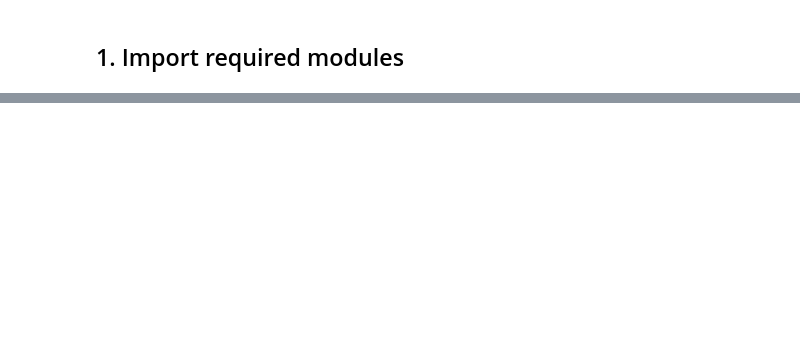
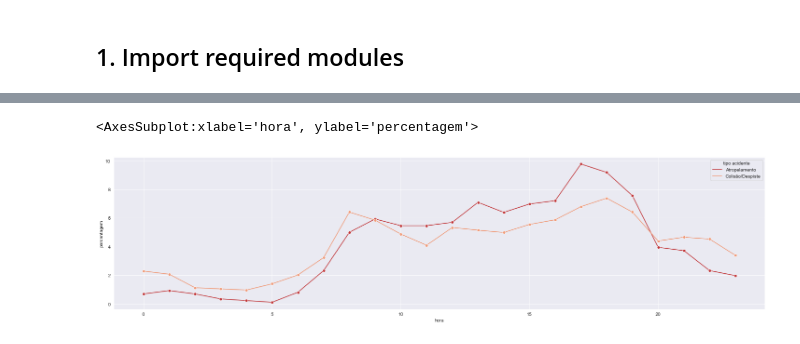
Before and after one commit to FabioParaiso/eds_pfds_project, a Jupyter notebook: 01-notebooks/0.1-accident-general-evaluation.ipynb, the cells around one changed output, grey strips where cells are left out. Cells and saved outputs as stored; diff of their text form; code cells hidden in the pictures; blank space fills up the shorter version.

```diff
--- a/01-notebooks/0.1-accident-general-evaluation.ipynb
+++ b/01-notebooks/0.1-accident-general-evaluation.ipynb
@@ -279,0 +56,7 @@ pd.DataFrame(days, columns = ['day_of_year', 'hour']).merge(teste, on=['day_of_y
+# %%
+hour_counting = hour_counting.groupby('tipo acidente').apply(lambda x: 100 * x / float(x.sum())).reset_index()
+plt.figure(figsize = (25, 6))
+sns.lineplot(data = hour_counting, x='hora', y='percentagem', hue='tipo acidente', marker='o')
+# %% [output]
+<AxesSubplot:xlabel='hora', ylabel='percentagem'>
+[figure, added]
```
Also changed, not shown: parts of 70 cells of this notebook, 9 other files.
